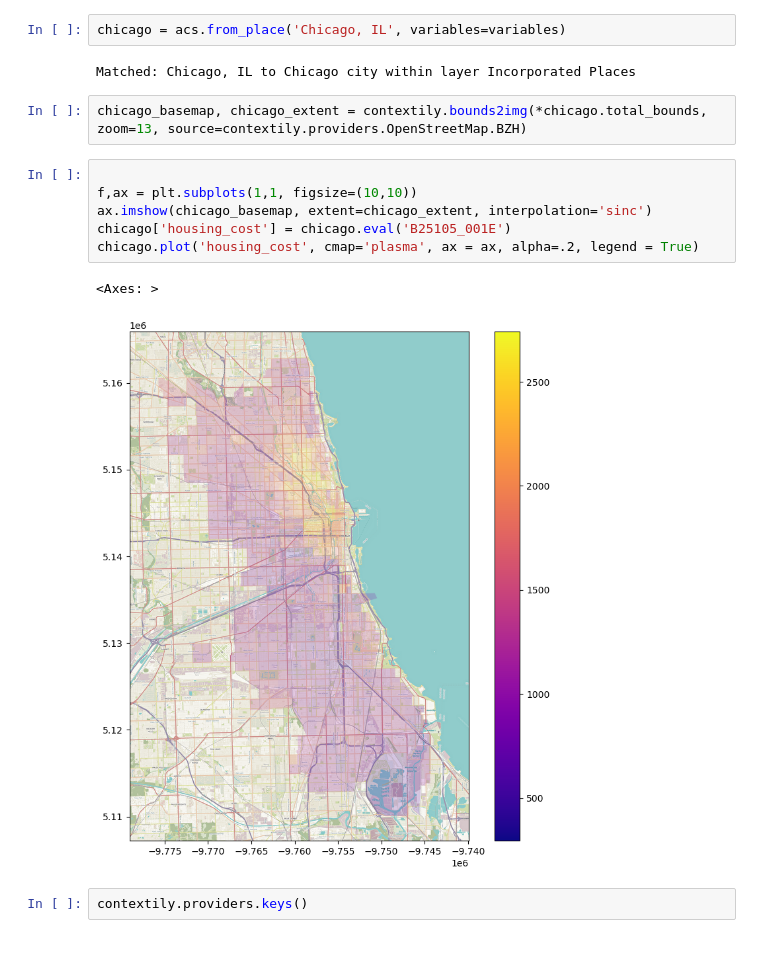
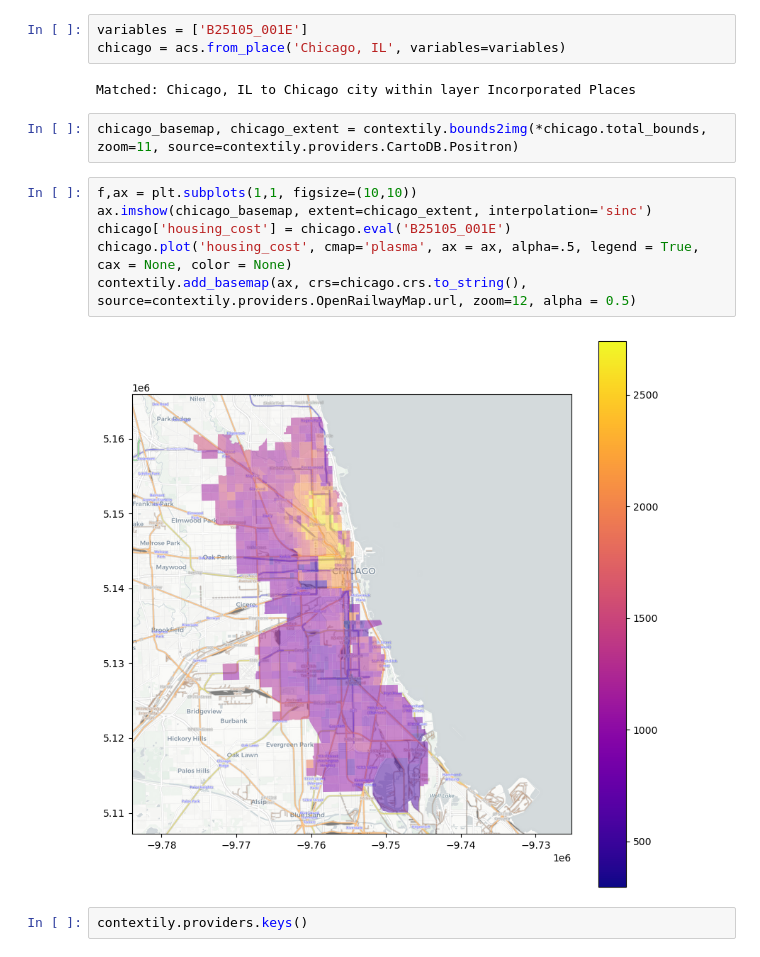
Before and after one commit to KathrynPanger/censusViz, a Jupyter notebook: scratch.ipynb, the cells around one changed output. Saved outputs shown, nothing was run; the diff lists cells and outputs as text.

Commit message:
housing map done:

```diff
--- a/scratch.ipynb
+++ b/scratch.ipynb
@@ -78,20 +78,20 @@ acs.filter_tables('COST', by='description')
 # %%
 variables = ['B25105_001E']
 # %%
+variables = ['B25105_001E']
 chicago = acs.from_place('Chicago, IL', variables=variables)
 # %% [output]
 Matched: Chicago, IL to Chicago city within layer Incorporated Places
 # %%
-chicago_basemap, chicago_extent = contextily.bounds2img(*chicago.total_bounds, zoom=13, source=contextily.providers.OpenStreetMap.BZH)
+chicago_basemap, chicago_extent = contextily.bounds2img(*chicago.total_bounds, zoom=11, source=contextily.providers.CartoDB.Positron)
 # %%
-
 f,ax = plt.subplots(1,1, figsize=(10,10))
 ax.imshow(chicago_basemap, extent=chicago_extent, interpolation='sinc')
 chicago['housing_cost'] = chicago.eval('B25105_001E')
-chicago.plot('housing_cost', cmap='plasma', ax = ax, alpha=.2, legend = True)
+chicago.plot('housing_cost', cmap='plasma', ax = ax, alpha=.5, legend = True, cax = None, color = None)
+contextily.add_basemap(ax, crs=chicago.crs.to_string(), source=contextily.providers.OpenRailwayMap.url, zoom=12, alpha = 0.5)
 # %% [output]
-<Axes: >
-[figure, old version]
+[figure, new version]
 # %%
 contextily.providers.keys()
 # %% [output]
```
Also changed, not shown: parts of 8 cells of this notebook, 4 other files.
